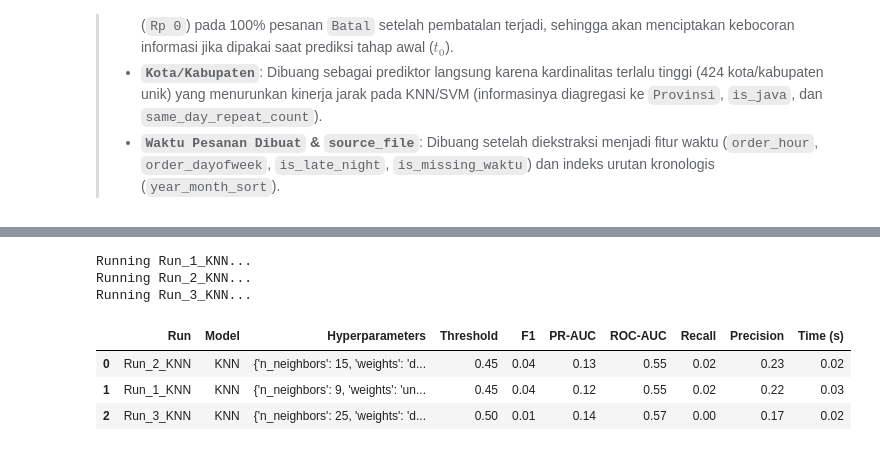
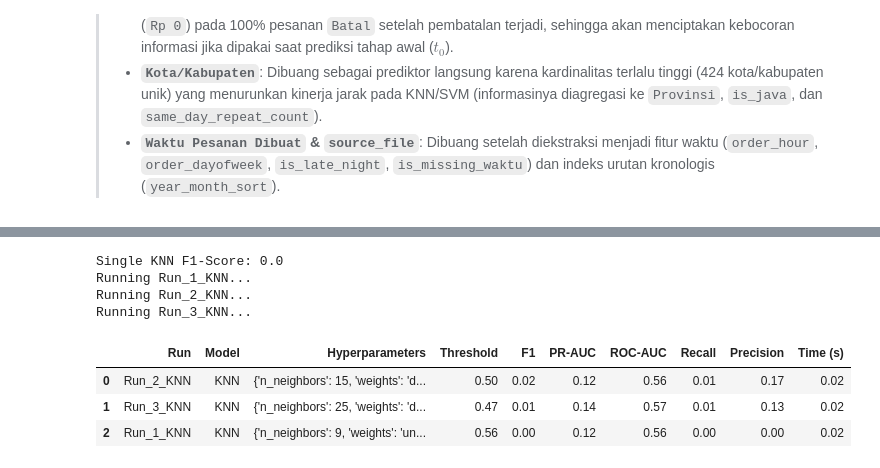
Before and after one commit to Morxidia/17_IF-B_wkwkwk, a Jupyter notebook: main.ipynb, the cells around one changed output, grey strips where cells are left out. Cells and saved outputs as stored; diff of their text form; code cells hidden in the pictures.

Commit message:
change: preprocess parameter

```diff
--- a/main.ipynb
+++ b/main.ipynb
@@ -1065,26 +958,38 @@ plt.show()
 # %%
+# Import dan Preprocess data
+from src.preprocessing import load_and_clean_data, get_temporal_splits
+from src import load_and_clean_data, get_temporal_splits, run_model, compare_models
+
+df = load_and_clean_data("./dataset/all_months_clean.csv")
+# parameter df, ratio training, sama evaluasi, dan random state ada di parameter pamanggilan fungsi split
+# splits = get_temporal_splits(df, train_ratio=0.70, val_ratio=0.15, random_state=42)
+splits = get_temporal_splits(df)
 
 # Option A: Run just ONE model easily
-# knn_result = run_model("knn", splits, n_neighbors=15, weights="distance")
-# print("Single KNN F1-Score:", knn_result["F1_Score"])
+# nanti masukiin ke paremeter run_model, di function ini aja
+knn_result = run_model("knn", splits, n_neighbors=15, weights="distance")
+print("Single KNN F1-Score:", knn_result["F1_Score"])
 
 # Option B: Compare multiple KNN and SVM settings in one table
+# ini klo mau multi model run langsung dalam satu kode, hyperparameter di setup dulu
 experiments = [
     ("knn", {"n_neighbors": 9,  "weights": "uniform",  "metric": "manhattan"}),
     ("knn", {"n_neighbors": 15, "weights": "distance", "metric": "manhattan"}),
     ("knn", {"n_neighbors": 25, "weights": "distance", "metric": "euclidean"})
 ]
 
+# trus di run make function compare models, untuk source nya liat di src/modeling
 summary_df, all_artifacts = compare_models(experiments, splits, min_precision=0.30)
 display(summary_df)
 # %% [output]
+Single KNN F1-Score: 0.0
 Running Run_1_KNN...
 Running Run_2_KNN...
 Running Run_3_KNN...
 |  | Run | Model | Hyperparameters | Threshold | F1 | PR-AUC | ROC-AUC | Recall | Precision | Time (s) |
-| 0 | Run_2_KNN | KNN | {'n_neighbors': 15, 'weights': 'd... | 0.45 | 0.04 | 0.13 | 0.55 | 0.02 | 0.23 | 0.02 |
-| 1 | Run_1_KNN | KNN | {'n_neighbors': 9, 'weights': 'un... | 0.45 | 0.04 | 0.12 | 0.55 | 0.02 | 0.22 | 0.03 |
-| 2 | Run_3_KNN | KNN | {'n_neighbors': 25, 'weights': 'd... | 0.50 | 0.01 | 0.14 | 0.57 | 0.00 | 0.17 | 0.02 |
+| 0 | Run_2_KNN | KNN | {'n_neighbors': 15, 'weights': 'd... | 0.50 | 0.02 | 0.12 | 0.56 | 0.01 | 0.17 | 0.02 |
+| 1 | Run_3_KNN | KNN | {'n_neighbors': 25, 'weights': 'd... | 0.47 | 0.01 | 0.14 | 0.57 | 0.01 | 0.13 | 0.02 |
+| 2 | Run_1_KNN | KNN | {'n_neighbors': 9, 'weights': 'un... | 0.56 | 0.00 | 0.12 | 0.56 | 0.00 | 0.00 | 0.02 |
 # %%
 import pandas as pd
 import matplotlib.pyplot as plt
```
Also changed, not shown: parts of 7 cells of this notebook, 3 other files.
